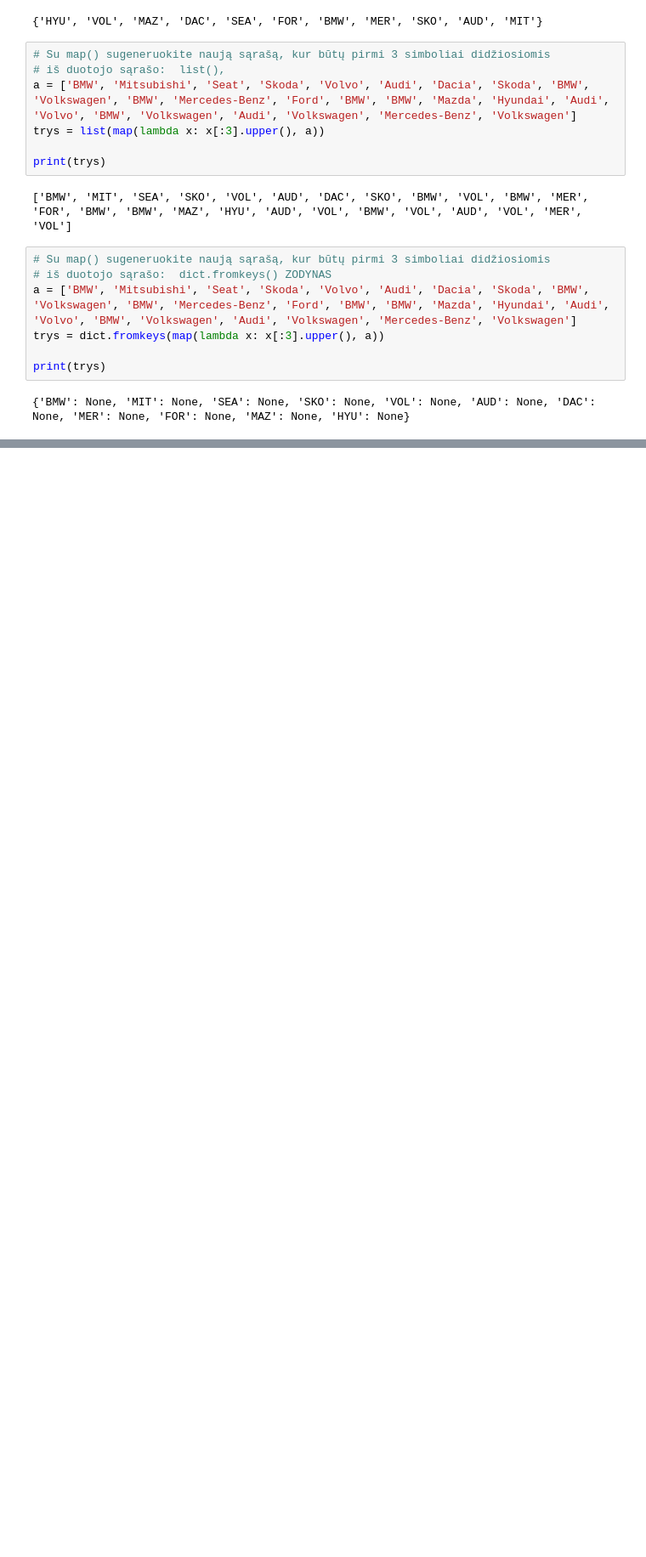
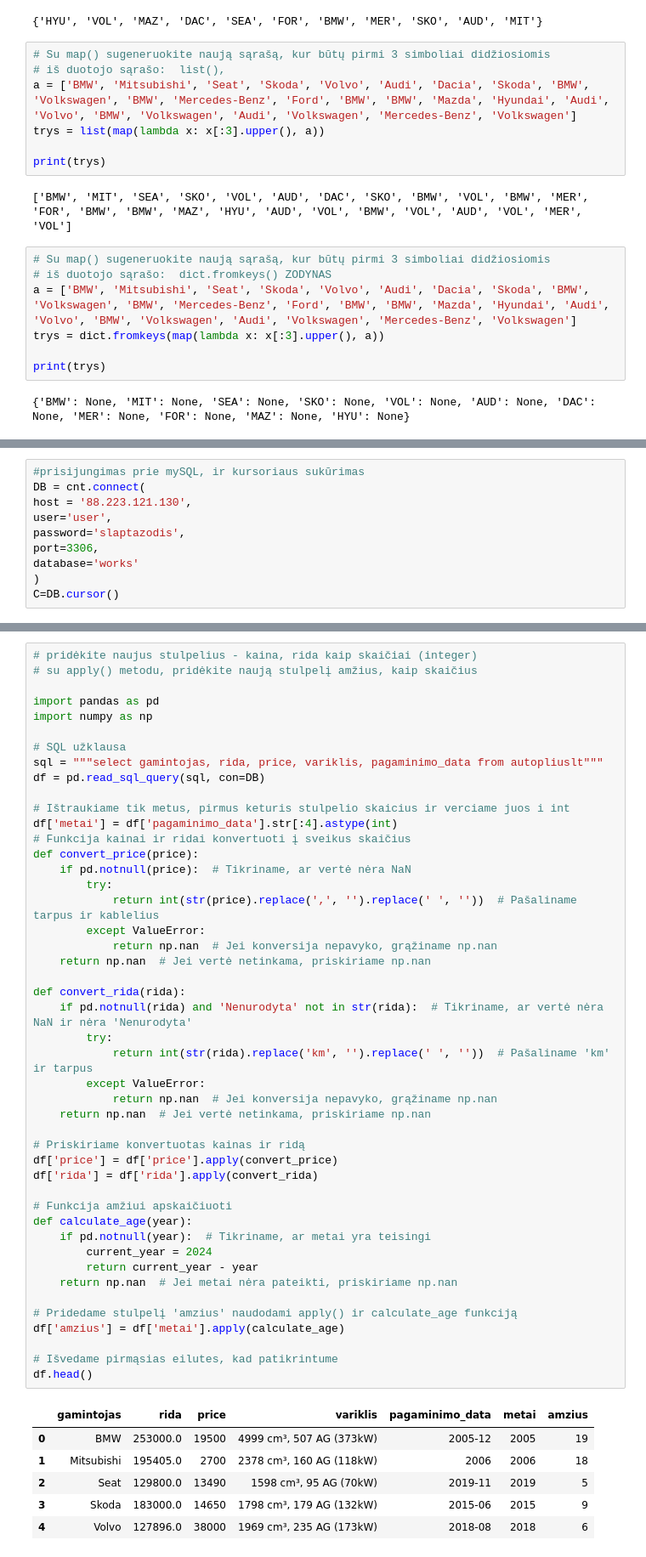
Before and after one commit to ISeeBugsEverywhere/DataScienceNotebooks, a Jupyter notebook: Studentai/EleTame/Po_SQL_7Paskaita.ipynb, the cells around one changed output, grey strips where cells are left out. Shown at 85% size. Saved outputs shown, nothing was run; the diff lists cells and outputs as text; blank space fills up the shorter version.

```diff
--- a/Studentai/EleTame/Po_SQL_7Paskaita.ipynb
+++ b/Studentai/EleTame/Po_SQL_7Paskaita.ipynb
@@ -111,0 +303,10 @@ print(trys)
+# %%
+#prisijungimas prie mySQL, ir kursoriaus sukūrimas
+DB = cnt.connect(
+host = '88.223.121.130',
+user='user',
+password='slaptazodis',
+port=3306,
+database='works'
+)
+C=DB.cursor()
@@ -111,0 +341,53 @@ print(trys)
+# %%
+# pridėkite naujus stulpelius - kaina, rida kaip skaičiai (integer)
+# su apply() metodu, pridėkite naują stulpelį amžius, kaip skaičius
+
+import pandas as pd
+import numpy as np
+
+# SQL užklausa
+sql = """select gamintojas, rida, price, variklis, pagaminimo_data from autopliuslt"""
+df = pd.read_sql_query(sql, con=DB)
+
+# Ištraukiame tik metus, pirmus keturis stulpelio skaicius ir verciame juos i int
+df['metai'] = df['pagaminimo_data'].str[:4].astype(int)
+# Funkcija kainai ir ridai konvertuoti į sveikus skaičius
+def convert_price(price):
+    if pd.notnull(price):  # Tikriname, ar vertė nėra NaN
+        try:
+            return int(str(price).replace(',', '').replace(' ', ''))  # Pašaliname tarpus ir kablelius
+        except ValueError:
+            return np.nan  # Jei konversija nepavyko, grąžiname np.nan
+    return np.nan  # Jei vertė netinkama, priskiriame np.nan
+
+def convert_rida(rida):
+    if pd.notnull(rida) and 'Nenurodyta' not in str(rida):  # Tikriname, ar vertė nėra NaN ir nėra 'Nenurodyta'
+        try:
+            return int(str(rida).replace('km', '').replace(' ', ''))  # Pašaliname 'km' ir tarpus
+        except ValueError:
+            return np.nan  # Jei konversija nepavyko, grąžiname np.nan
+    return np.nan  # Jei vertė netinkama, priskiriame np.nan
+
+# Priskiriame konvertuotas kainas ir ridą
+df['price'] = df['price'].apply(convert_price)
+df['rida'] = df['rida'].apply(convert_rida)
+
+# Funkcija amžiui apskaičiuoti
+def calculate_age(year):
+    if pd.notnull(year):  # Tikriname, ar metai yra teisingi
+        current_year = 2024
+        return current_year - year
+    return np.nan  # Jei metai nėra pateikti, priskiriame np.nan
+
+# Pridedame stulpelį 'amzius' naudodami apply() ir calculate_age funkciją
+df['amzius'] = df['metai'].apply(calculate_age)
+
+# Išvedame pirmąsias eilutes, kad patikrintume
+df.head()
+# %% [output]
+|  | gamintojas | rida | price | variklis | pagaminimo_data | metai | amzius |
+| 0 | BMW | 253000.0 | 19500 | 4999 cm³, 507 AG (373kW) | 2005-12 | 2005 | 19 |
+| 1 | Mitsubishi | 195405.0 | 2700 | 2378 cm³, 160 AG (118kW) | 2006 | 2006 | 18 |
+| 2 | Seat | 129800.0 | 13490 | 1598 cm³, 95 AG (70kW) | 2019-11 | 2019 | 5 |
+| 3 | Skoda | 183000.0 | 14650 | 1798 cm³, 179 AG (132kW) | 2015-06 | 2015 | 9 |
+| 4 | Volvo | 127896.0 | 38000 | 1969 cm³, 235 AG (173kW) | 2018-08 | 2018 | 6 |
```
Also changed, not shown: parts of 7 cells of this notebook, 1 other file.
